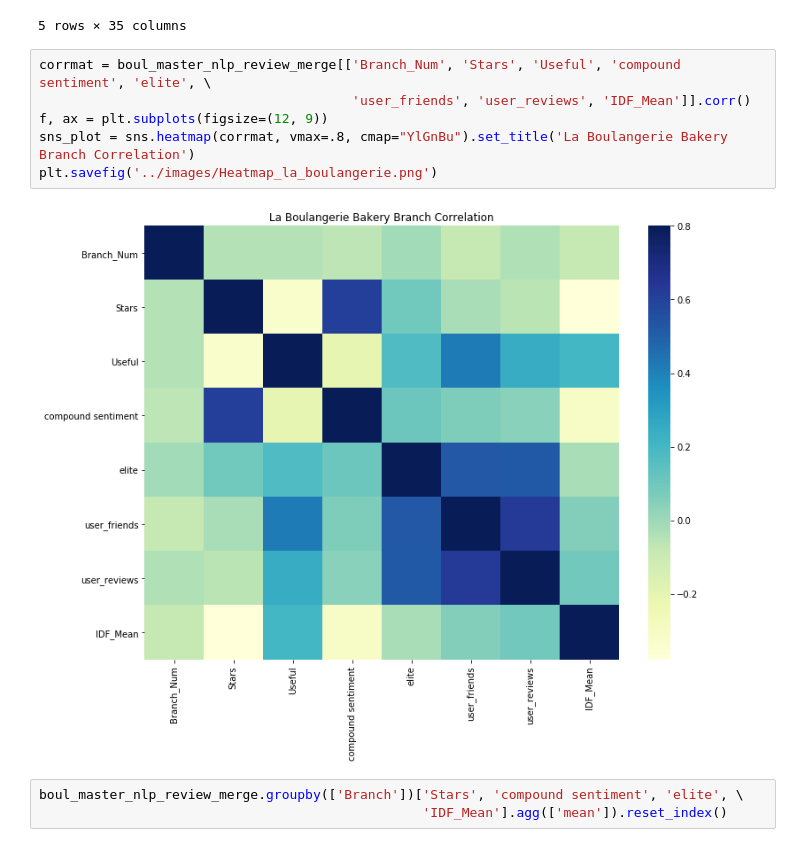
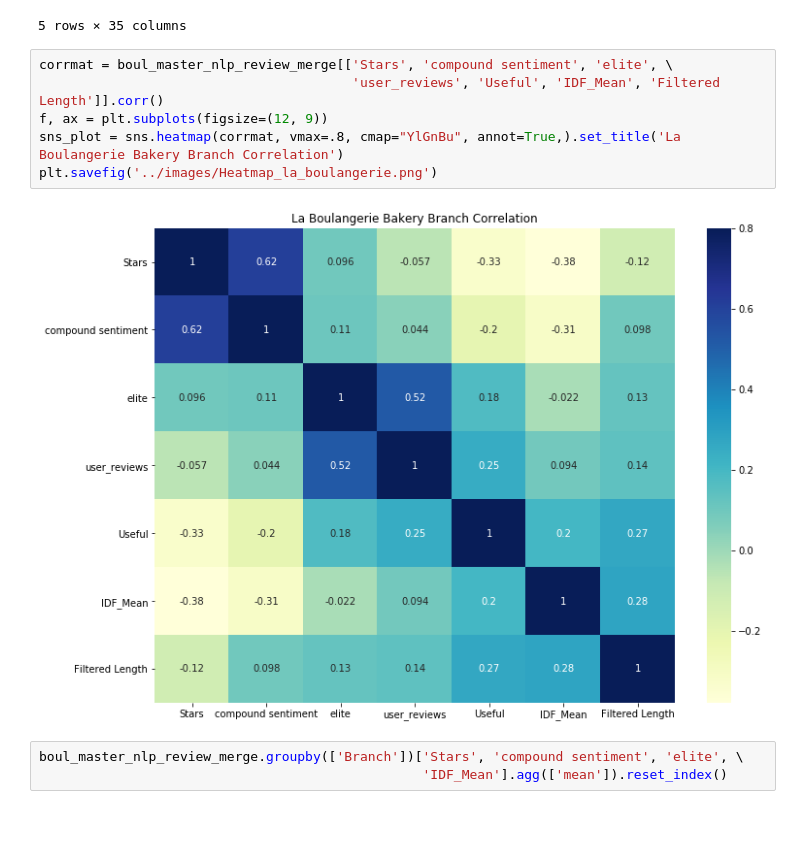
Before and after one commit to PoojaChopra123/pie_thon, a Jupyter notebook: jupyter notebooks/stacy_scratch.ipynb, the cells around one changed output. Saved outputs shown, nothing was run; the diff lists cells and outputs as text; blank space fills up the shorter version.

Commit message:
tweaked heatmap to add annotations and removed some factors

```diff
--- a/jupyter notebooks/stacy_scratch.ipynb
+++ b/jupyter notebooks/stacy_scratch.ipynb
@@ -1210,13 +1210,13 @@ boul_master_nlp_review_merge.head()
 | 4 | Alfie B. | 10/10/2018 | 5 | 1 | 0 | We came to La Boulangerie after r... | 1 | 0 | 0 | 0 | ... | ... |
 5 rows × 35 columns
 # %%
-corrmat = boul_master_nlp_review_merge[['Branch_Num', 'Stars', 'Useful', 'compound sentiment', 'elite', \
-                                        'user_friends', 'user_reviews', 'IDF_Mean']].corr()
+corrmat = boul_master_nlp_review_merge[['Stars', 'compound sentiment', 'elite', \
+                                        'user_reviews', 'Useful', 'IDF_Mean', 'Filtered Length']].corr()
 f, ax = plt.subplots(figsize=(12, 9))
-sns_plot = sns.heatmap(corrmat, vmax=.8, cmap="YlGnBu").set_title('La Boulangerie Bakery Branch Correlation')
+sns_plot = sns.heatmap(corrmat, vmax=.8, cmap="YlGnBu", annot=True,).set_title('La Boulangerie Bakery Branch Correlation')
 plt.savefig('../images/Heatmap_la_boulangerie.png')
 # %% [output]
-[figure, old version]
+[figure, new version]
 # %%
 boul_master_nlp_review_merge.groupby(['Branch'])['Stars', 'compound sentiment', 'elite', \
                                                  'IDF_Mean'].agg(['mean']).reset_index()
```
Also changed, not shown: parts of 1 cell of this notebook, 1 other file.
